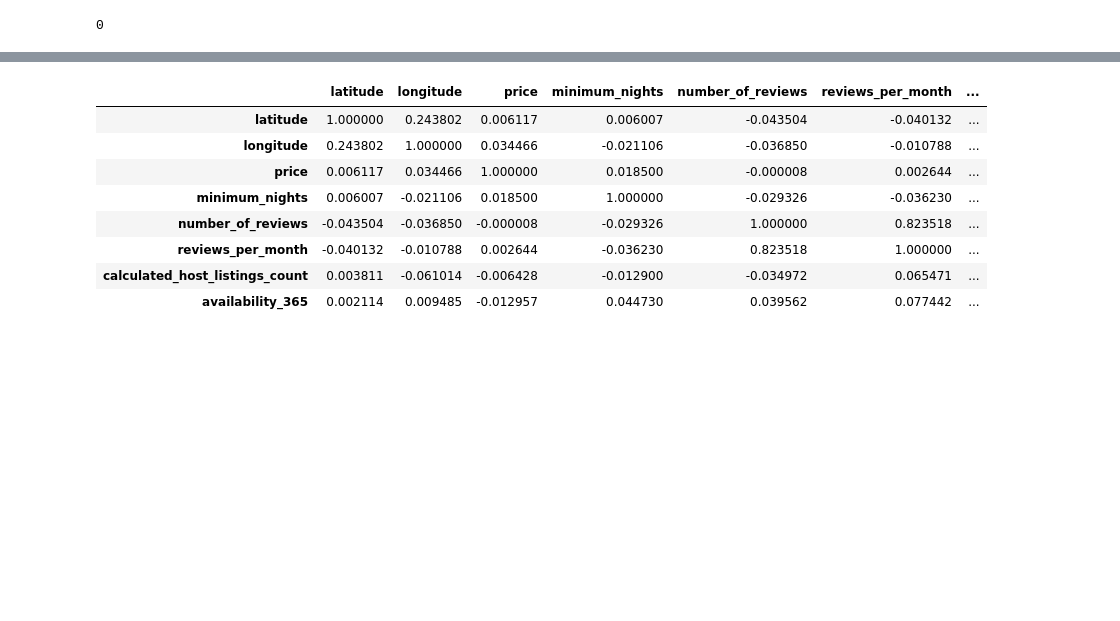
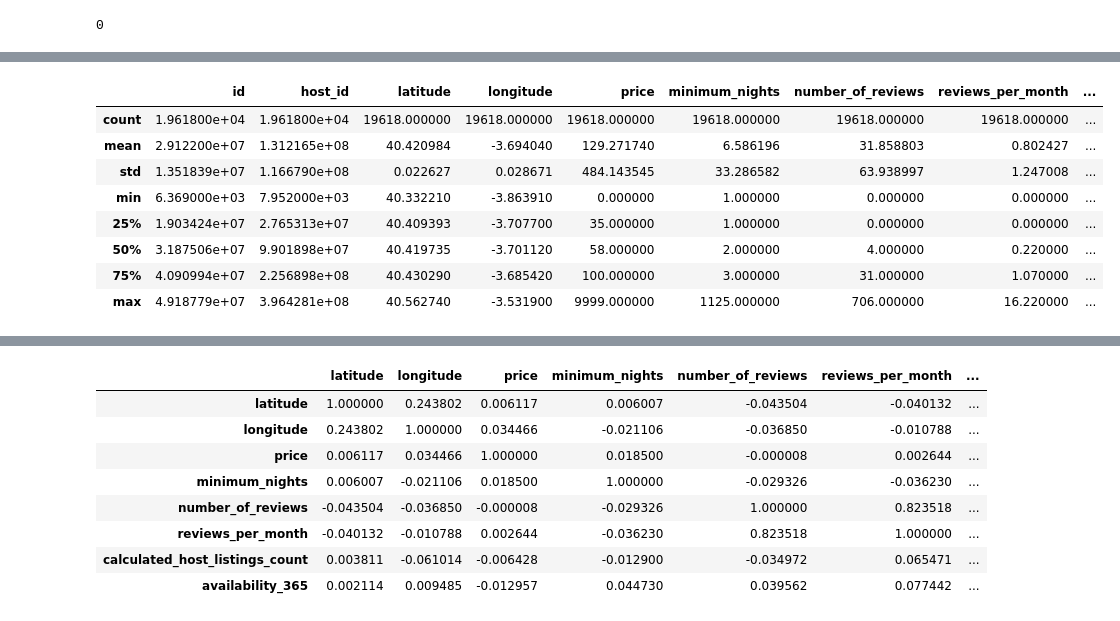
Before and after one commit to Factoria-F5-AI-Bootcamp-1-Edicion/Madrid_AirB-B, a Jupyter notebook: Madrid Airbnb.ipynb, the cells around one changed output, grey strips where cells are left out. Saved outputs shown, nothing was run; the diff lists cells and outputs as text; code cells hidden in the pictures; blank space fills up the shorter version.

```diff
--- a/Madrid Airbnb.ipynb
+++ b/Madrid Airbnb.ipynb
@@ -229,3 +282,16 @@ df.duplicated().sum()
+# %%
+#Analizando la tabla con los nuevos valores
+df.describe()
+# %% [output]
+|  | id | host_id | latitude | longitude | price | minimum_nights | number_of_reviews | reviews_per_month | ... |
+| count | 1.961800e+04 | 1.961800e+04 | 19618.000000 | 19618.000000 | 19618.000000 | 19618.000000 | 19618.000000 | 19618.000000 | ... |
+| mean | 2.912200e+07 | 1.312165e+08 | 40.420984 | -3.694040 | 129.271740 | 6.586196 | 31.858803 | 0.802427 | ... |
+| std | 1.351839e+07 | 1.166790e+08 | 0.022627 | 0.028671 | 484.143545 | 33.286582 | 63.938997 | 1.247008 | ... |
+| min | 6.369000e+03 | 7.952000e+03 | 40.332210 | -3.863910 | 0.000000 | 1.000000 | 0.000000 | 0.000000 | ... |
+| 25% | 1.903424e+07 | 2.765313e+07 | 40.409393 | -3.707700 | 35.000000 | 1.000000 | 0.000000 | 0.000000 | ... |
+| 50% | 3.187506e+07 | 9.901898e+07 | 40.419735 | -3.701120 | 58.000000 | 2.000000 | 4.000000 | 0.220000 | ... |
+| 75% | 4.090994e+07 | 2.256898e+08 | 40.430290 | -3.685420 | 100.000000 | 3.000000 | 31.000000 | 1.070000 | ... |
+| max | 4.918779e+07 | 3.964281e+08 | 40.562740 | -3.531900 | 9999.000000 | 1125.000000 | 706.000000 | 16.220000 | ... |
 # %%
 #Generando el mapa de calor para revisar las correlaciones y generar las hipotesis.
 
```
Also changed, not shown: parts of 28 cells of this notebook.
